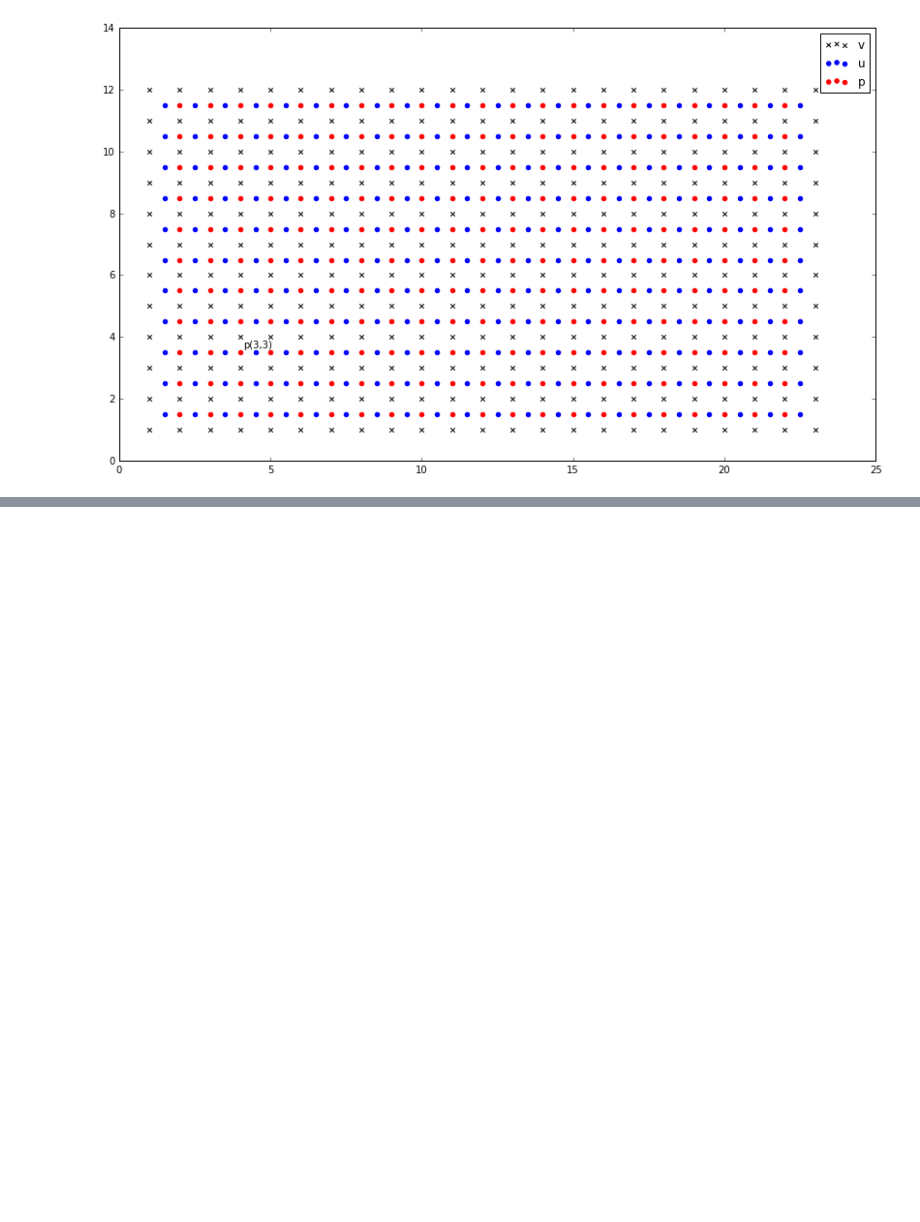
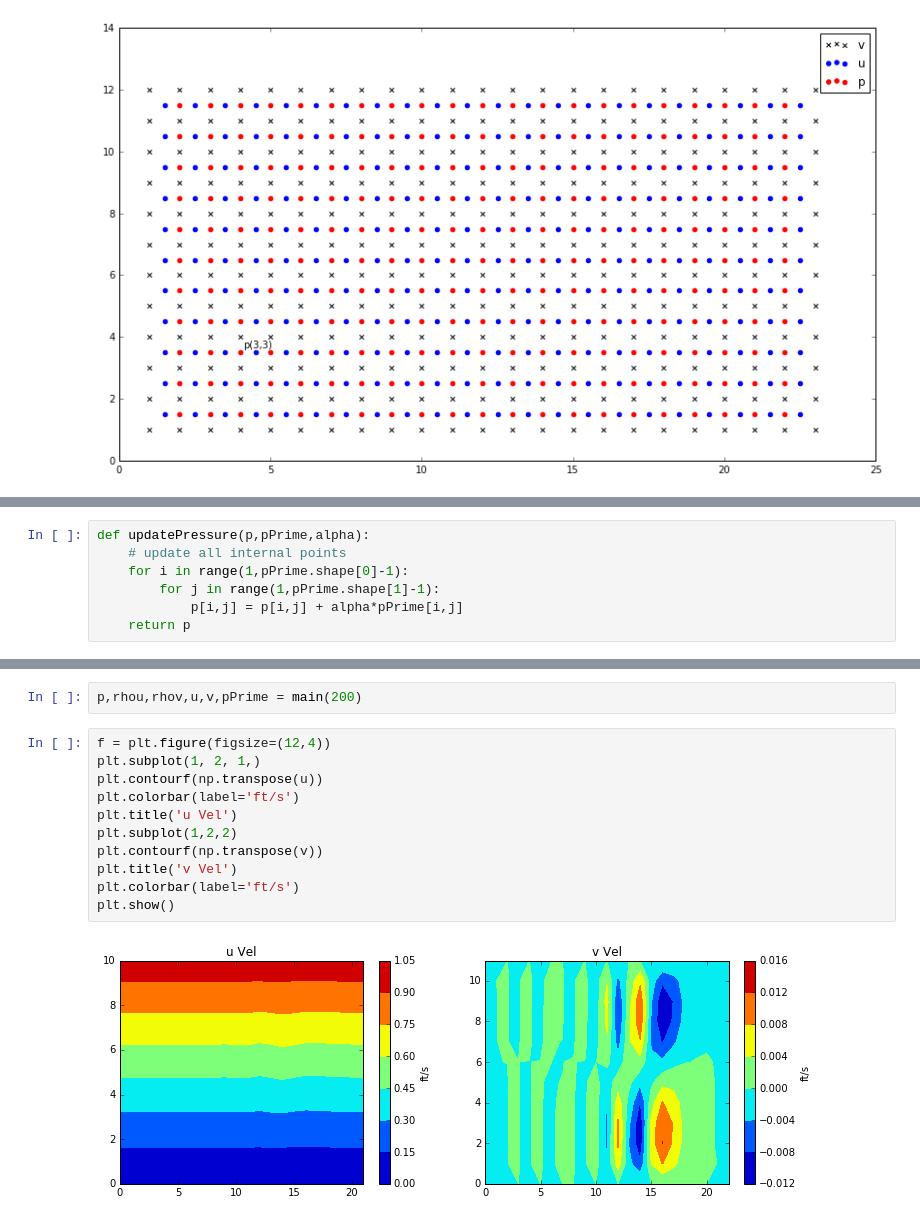
Before and after one commit to bjreddish/CFD, a Jupyter notebook: couette/CouetteFlow_PC.ipynb, the cells around one changed output, grey strips where cells are left out. Drawn from its saved outputs; the diff is of its cells as text; blank space fills up the shorter version.

Commit message:
sim running and plotting

```diff
--- a/couette/CouetteFlow_PC.ipynb
+++ b/couette/CouetteFlow_PC.ipynb
@@ -138,0 +238,7 @@ array([[ 0.,  0.],
+# %%
+def updatePressure(p,pPrime,alpha):
+    # update all internal points
+    for i in range(1,pPrime.shape[0]-1):
+        for j in range(1,pPrime.shape[1]-1):
+            p[i,j] = p[i,j] + alpha*pPrime[i,j]
+    return p
@@ -138,0 +314,15 @@ array([[ 0.,  0.],
+# %%
+p,rhou,rhov,u,v,pPrime = main(200)
+# %%
+f = plt.figure(figsize=(12,4))
+plt.subplot(1, 2, 1,)
+plt.contourf(np.transpose(u))
+plt.colorbar(label='ft/s')
+plt.title('u Vel')
+plt.subplot(1,2,2)
+plt.contourf(np.transpose(v))
+plt.title('v Vel')
+plt.colorbar(label='ft/s')
+plt.show()
+# %% [output]
+[figure, added]
```
Also changed, not shown: parts of 9 cells of this notebook.
